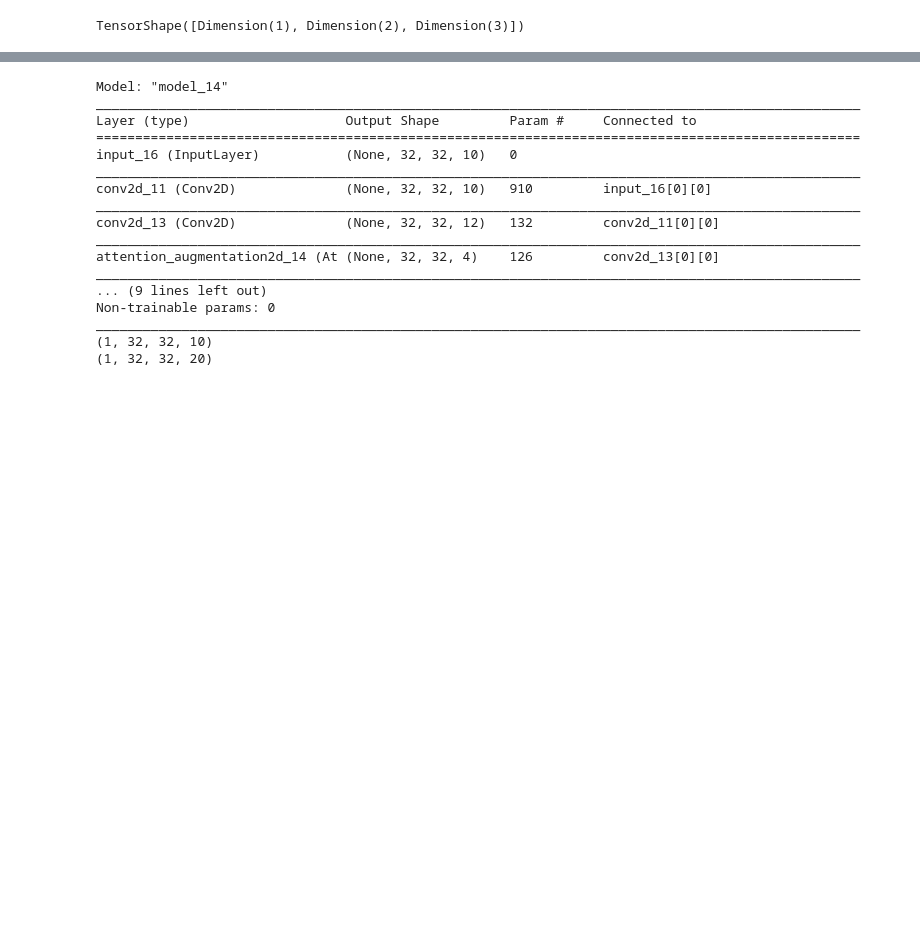
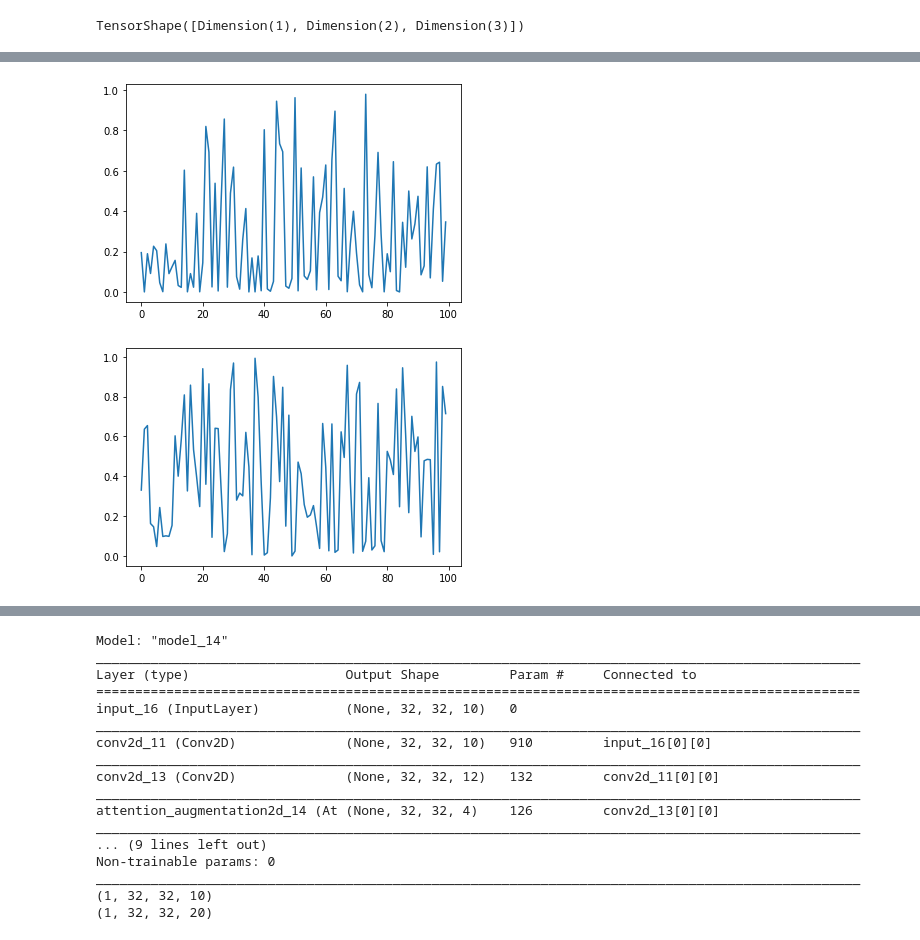
Before and after one commit to zabir-nabil/keras-attn_aug_cnn, a Jupyter notebook: aug_attn.ipynb, the cells around one changed output, grey strips where cells are left out. Drawn from its saved outputs; the diff is of its cells as text; code cells hidden in the pictures; blank space fills up the shorter version.

Commit message:
add graphs

```diff
--- a/aug_attn.ipynb
+++ b/aug_attn.ipynb
@@ -46,0 +58,26 @@ TensorShape([Dimension(1), Dimension(2), Dimension(3)])
+# %%
+x1 = np.random.beta(0.5, 1, (1000,100))
+y1 = np.zeros((1000,))
+print(x1.shape)
+print(y1.shape)
+
+x2 = np.random.beta(0.7, 1.25, (1000,100))
+y2 = np.ones((1000,))
+print(x2.shape)
+print(y2.shape)
+
+xz = np.concatenate((x1, x2), axis=0)
+yz = np.concatenate((y1, y2), axis=0)
+print(xz.shape)
+print(yz.shape)
+
+z = list(zip(xz, yz))
+np.random.shuffle(z)
+xz = np.array([a[0] for a in z])
+yz = np.array([a[1] for a in z])
+
+xz = np.reshape(xz, (2000, 100, 1))
+yz = np.reshape(yz, (2000,))
+
+print(xz.shape)
+print(yz.shape)
@@ -46,0 +93,9 @@ TensorShape([Dimension(1), Dimension(2), Dimension(3)])
+# %%
+import matplotlib.pyplot as plt
+plt.plot(x1[0])
+plt.show()
+plt.plot(x2[0])
+plt.show()
+# %% [output]
+[figure, added]
+[figure, added]
```
Also changed, not shown: parts of 13 cells of this notebook.
